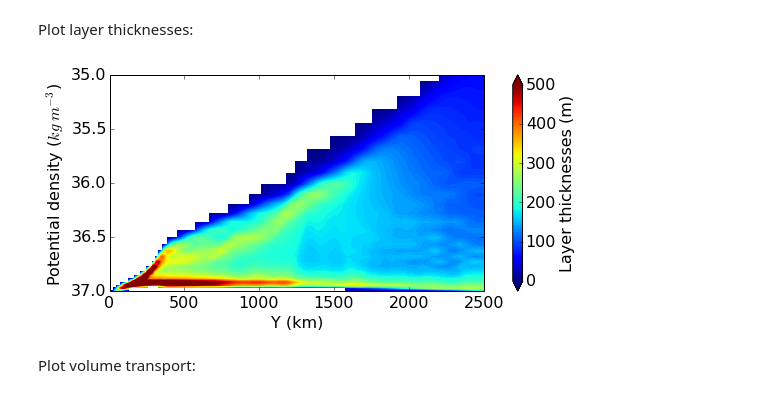
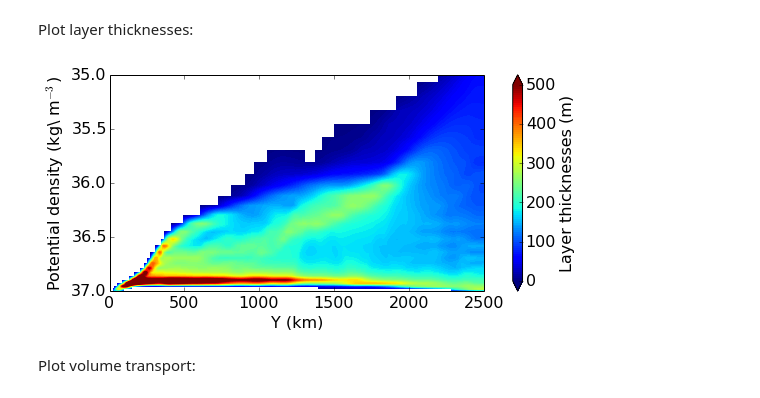
Before and after one commit to luweiyang/MOM6_SO_DIAGS, a Jupyter notebook: MOC_h_rho_vh_rho.ipynb, the cells around one changed output. Cells and saved outputs as stored; diff of their text form; code cells hidden in the pictures.

```diff
--- a/MOC_h_rho_vh_rho.ipynb
+++ b/MOC_h_rho_vh_rho.ipynb
@@ -9,12 +11,12 @@ import numpy as np
 import netCDF4 as nc
 import matplotlib.pyplot as plt
 # %%
-data = nc.Dataset('/short/v45/lxy581/mom6/archive/so_mom6_v33/output028/prog_rho.nc','r')
-coord = nc.Dataset('/short/v45/lxy581/mom6/input/so_mom6_v33/coord.nc','r')
+data = nc.Dataset('/short/v45/lxy581/mom6/archive/so_mom6_v45/output031/prog_rho.nc','r')
+coord = nc.Dataset('/short/v45/lxy581/mom6/input/so_mom6_v39/coord.nc','r')
 # %%
 xq = data.variables['xq'][:]        # uh_rho
 yh = data.variables['yh'][:]        # uh_rho,h_rho
 xh = data.variables['xh'][:]        # vh_rho,h_rho
 yq = data.variables['yq'][:]        # vh_rho
 # zl = data.variables['zl'][:]
-rhol = coord.variables['Layer'][0:-1]
+rhol = coord.variables['Layer'][:]
@@ -68,31 +66,29 @@ Plot layer thicknesses:
 # %%
 plt.figure(1,figsize=(8,5))
 
 h_level = np.arange(0,500+5,5)
 h_ticks = np.arange(0,500+100,100)
 
 pc = plt.contourf(yh,rhol,h_rho2,cmap=plt.cm.jet,levels=h_level,extend='both')
 cb = plt.colorbar(pc,ticks=h_ticks)
 plt.gca().set_xticks(np.arange(-1250,1250 + 500,500))
 plt.gca().set_xticklabels(['0','500','1000','1500','2000','2500'])
 plt.gca().set_ylim([1035.0,1037.0])
 plt.gca().set_yticks(np.arange(1035.0,1037.0 + 0.5,0.5))
 plt.gca().set_yticklabels(['35.0','35.5','36.0','36.5','37.0'])
 plt.gca().invert_yaxis()
 plt.gca().set_position([0.15,0.2,0.65,0.6])
 cb.ax.set_position([0.85,0.2,0.03,0.6])
 cb.set_label('Layer thicknesses (m)',y=0.5,fontsize=16)
 cb.ax.tick_params(labelsize=16)
 plt.xlabel('Y (km)',fontsize=16)
-plt.ylabel('Potential density ($kg\ m^{-3}$)',fontsize=16)
+plt.ylabel('Potential density (kg\ m$^{-3}$)',fontsize=16)
 plt.xticks(fontsize=16)
 plt.yticks(fontsize=16)
 
-#plt.savefig('/short/v45/lxy581/mom6/diag/v33_h_rho_y50.png',dpi=600)
-
 plt.show()
 # %% [output]
-[figure, old version]
+[figure, new version]
 # %% [markdown]
 Plot volume transport:
 # %%
```
Also changed, not shown: parts of 11 cells of this notebook, 4 other files.
